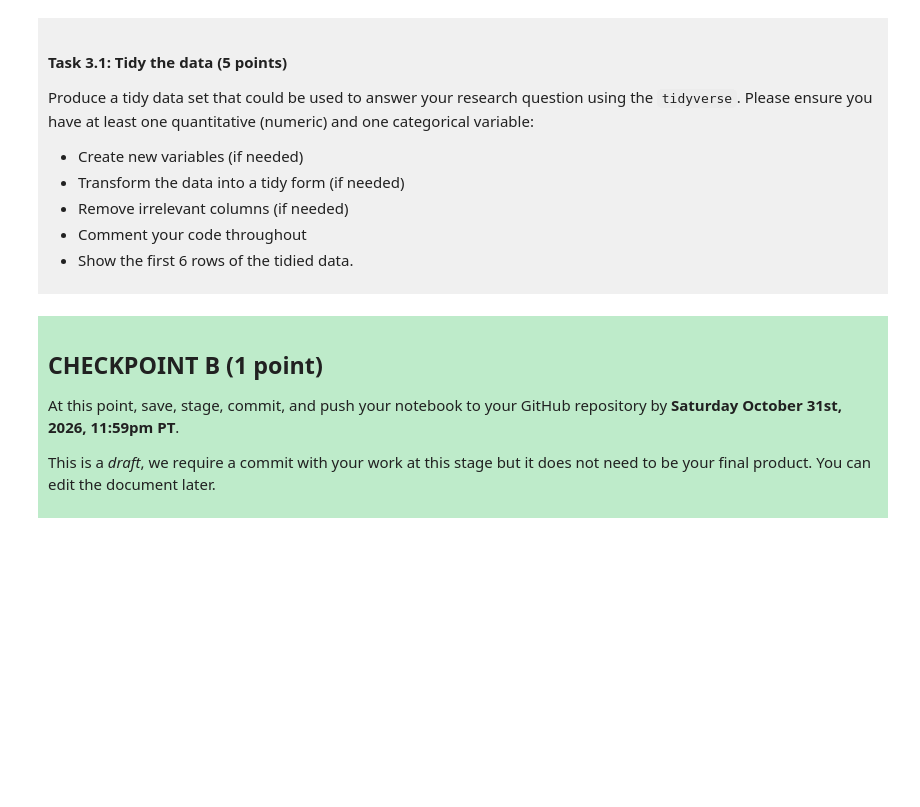
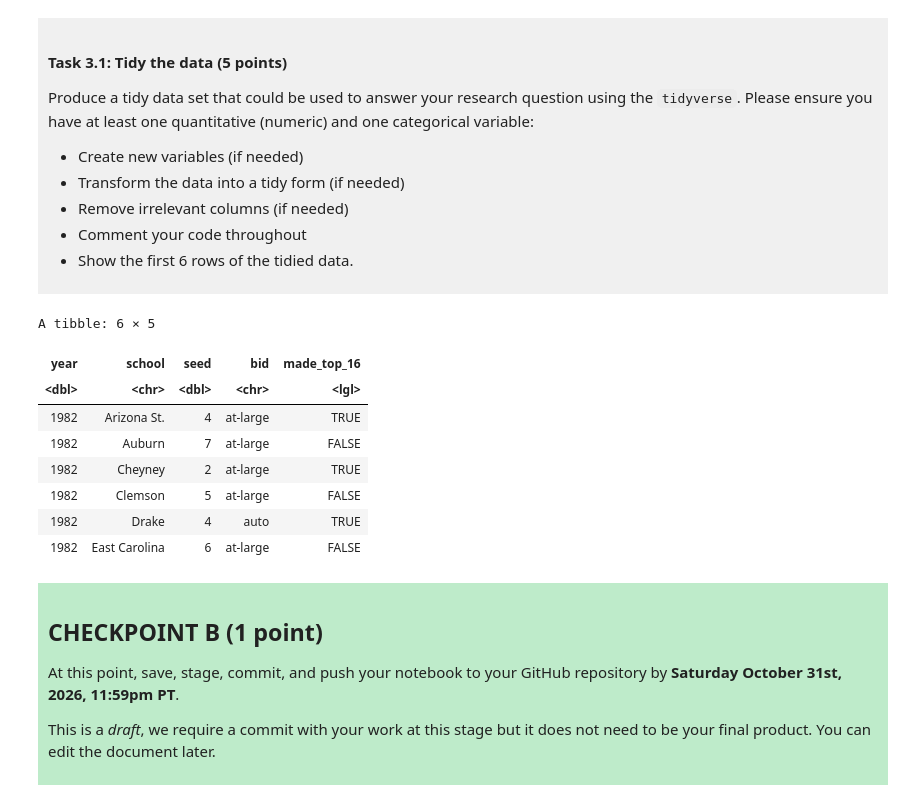
Before and after one commit to sofiesanderson/dsci-100-project-sofie-sanderson, a Jupyter notebook: dsci-100-project-notebook.ipynb, the cells around one changed output. Cells and saved outputs as stored; diff of their text form; code cells hidden in the pictures; blank space fills up the shorter version.

```diff
--- a/dsci-100-project-notebook.ipynb
+++ b/dsci-100-project-notebook.ipynb
@@ -189,7 +209,25 @@ Produce a tidy data set that could be used to answer your research question usin
 
 </div>
 # %%
-### EDIT THIS CODE CELL ###
+basketball_tidy <- basketball_data|>
+    # creates a new variable that distinguishes whether or not they were within the top 16 tournament ranking (T/F)
+    mutate(made_top_16 = tourney_finish %in%
+           c('top_16_loss', 'top_8_loss', 'top_4_loss', 'top_2_loss', 'champ'))|>
+    # keeps only the variables needed for my classification, besides year and school which i kept just to keep track of
+    # data for now
+    select(year, school, seed, bid, made_top_16)
+
+head(basketball_tidy, 6)
+# %% [output]
+A tibble: 6 × 5
+| year | school | seed | bid | made_top_16 |
+| <dbl> | <chr> | <dbl> | <chr> | <lgl> |
+| 1982 | Arizona St. | 4 | at-large | TRUE |
+| 1982 | Auburn | 7 | at-large | FALSE |
+| 1982 | Cheyney | 2 | at-large | TRUE |
+| 1982 | Clemson | 5 | at-large | FALSE |
+| 1982 | Drake | 4 | auto | TRUE |
+| 1982 | East Carolina | 6 | at-large | FALSE |
 # %% [markdown]
 <div style="background-color: #beebca; padding: 10px;">
 
```
Also changed, not shown: parts of 3 cells of this notebook.
